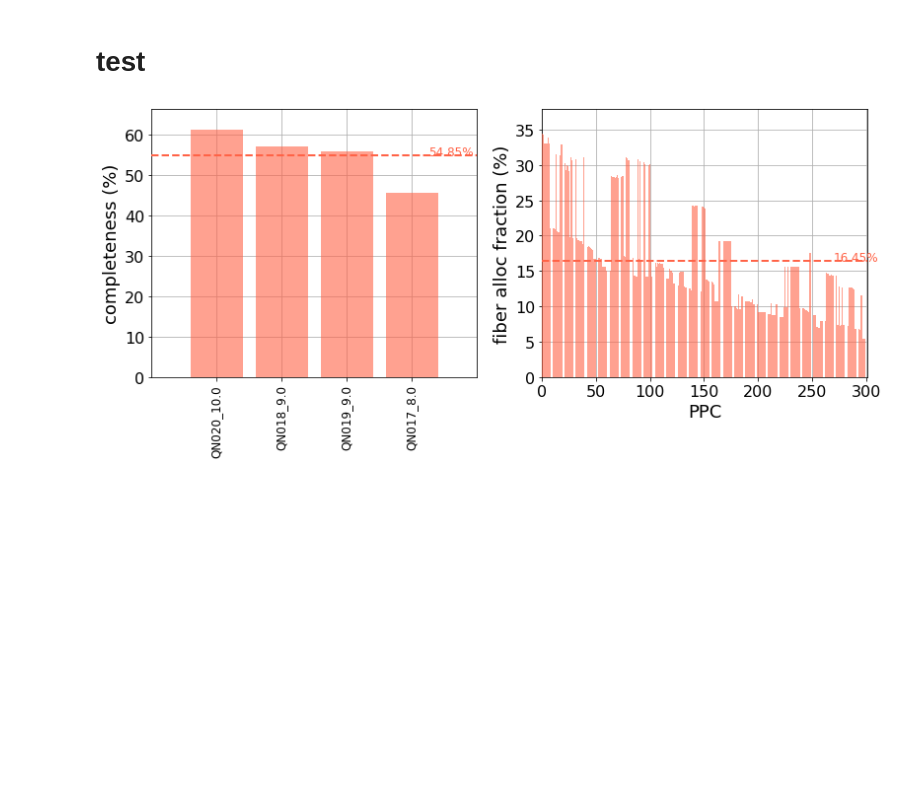
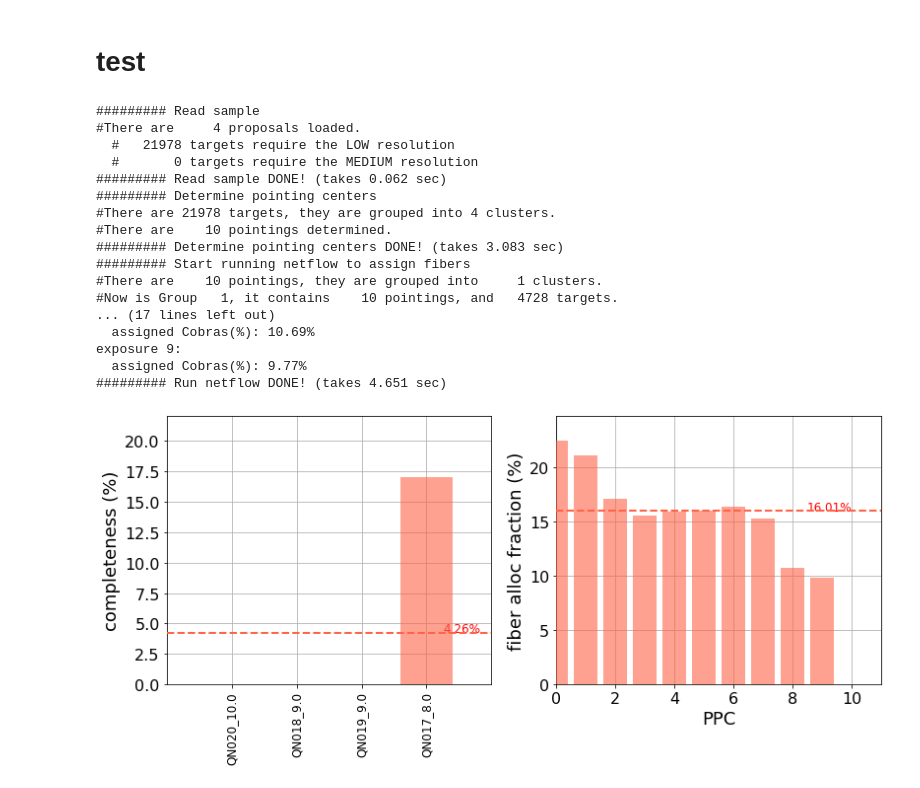
Before and after one commit to Subaru-PFS/ets_pointing, a Jupyter notebook: PPP_v2/main_v2.ipynb, the cells around one changed output. Drawn from its saved outputs; the diff is of its cells as text; code cells hidden in the pictures; blank space fills up the shorter version.

```diff
--- a/PPP_v2/main_v2.ipynb
+++ b/PPP_v2/main_v2.ipynb
@@ -991,7 +995,7 @@ def complete_ppc(sample,mode):
 
     if mode=="compOFtgt_weighted":
         #finished
-        index_allo=np.where(sample['exptime'] == sample['Netflow_time'])[0]
+        index_allo=np.where(sample['exptime_PPP'] == sample['Netflow_time'])[0]
 
         if len(index_allo) == 0:
             weight_allo=0
@@ -1000,7 +1004,7 @@ def complete_ppc(sample,mode):
             weight_allo=sum(sample[index_allo]['weight'])
 
         #patrly observed
-        index_part=np.where((sample['exptime'] > sample['Netflow_time']) & (sample['Netflow_time']>0))[0]
+        index_part=np.where((sample['exptime_PPP'] > sample['Netflow_time']) & (sample['Netflow_time']>0))[0]
 
         if len(index_part) > 0:
             weight_allo+=0.5*sum(sample[index_part]['weight'])
@@ -1013,11 +1017,11 @@ def complete_ppc(sample,mode):
 
     elif mode == "compOFtgt":
         #finished
-        index_allo=np.where(sample['exptime'] == sample['Netflow_time'])[0]
+        index_allo=np.where(sample['exptime_PPP'] == sample['Netflow_time'])[0]
         weight_allo=len(index_allo)
 
         #patrly observed
-        index_part=np.where((sample['exptime'] > sample['Netflow_time']) & (sample['Netflow_time']>0))[0]
+        index_part=np.where((sample['exptime_PPP'] > sample['Netflow_time']) & (sample['Netflow_time']>0))[0]
         weight_allo+=0.5*len(index_part)
 
         comp=weight_allo/len(sample)
@@ -1048,7 +1052,7 @@ def complete_ppc(sample,mode):
 
             count_sub=[sum(sample_t['priority']==ll) for ll in sub_l]+[len(sample_t)]+[len(sample)]
 
-            comp_psl= np.where(sample_t['exptime'] == sample_t['Netflow_time'])[0]
+            comp_psl= np.where(sample_t['exptime_PPP'] == sample_t['Netflow_time'])[0]
             comp_tot+=len(comp_psl)
             comT_t=[sum(sample_t['priority'][comp_psl]==ll) for ll in sub_l]+[len(comp_psl)]+[comp_tot]
             comN_sub_psl.append(comT_t)
@@ -1131,6 +1135,10 @@ def fun2opt(para,info):
     #--------------------
     tem1=0
     tem2=0
+    mfibEff1=0
+    compl1=0
+    mfibEff2=0
+    compl2=0
 
     if len(uS_L)>0:
 
@@ -1194,7 +1202,7 @@ def iter1(samp,weight_initialGuess,nppc_l,nppc_m,commode,randomSeed,TraCollision
         time_s=time.time()
         print("####### Optimization 1 (weighting scheme) starts.")
 
-    best_weight=opt.fmin(fun2opt,weight_initialGuess,xtol=0.2,ftol=0.01,\
+    best_weight=opt.fmin(fun2opt,weight_initialGuess,xtol=0.01,ftol=0.01,\
                          args=({'samp': samp, 'nPPC_L':nppc_l, 'nPPC_M':nppc_m, 'print': printTF,\
                                 'comMode':commode,'iter1_n':0, 'randomSeed':randomSeed, \
                                 'checkTraCollision':TraCollision},),\
@@ -1277,7 +1285,7 @@ def plotCR(cR,sub,obj_allo):
 
     plt.plot([0,len(cR)+1],[80,80],'k--',lw=2,zorder=11)
     plt.plot([0,len(cR)+1],[100*np.mean(cR[:,-2]),100*np.mean(cR[:,-2])],'--',color='tomato',lw=2,zorder=11)
-    plt.text((len(cR)+1)*0.85,100*np.mean(cR[:,-2]),"{:2.2f}%".format(100*np.mean(cR[:,-2])),color='tomato',\
+    plt.text((len(cR)+1)*0.85,100*np.mean(cR[:,-2]),"{:2.2f}%".format(100*np.mean(cR[:,-2])),color='r',\
              fontsize=12)
 
     plt.xlim(0,len(cR)+1)
@@ -1295,7 +1303,7 @@ def plotCR(cR,sub,obj_allo):
     plt.bar(np.arange(0,len(fib_eff),1),fib_eff,width=0.8,fc='tomato',ec='none',alpha=0.6,zorder=10)
     plt.plot([0,len(fib_eff)+1],[80,80],'k--',lw=2,zorder=11)
     plt.plot([0,len(fib_eff)+1],[np.mean(fib_eff),np.mean(fib_eff)],'--',color='tomato',lw=2,zorder=11)
-    plt.text(len(fib_eff)*0.85,np.mean(fib_eff),"{:2.2f}%".format(np.mean(fib_eff)),color='tomato',\
+    plt.text(len(fib_eff)*0.85,np.mean(fib_eff),"{:2.2f}%".format(np.mean(fib_eff)),color='r',\
              fontsize=12)
 
     plt.xlim(0,len(fib_eff)+1)
@@ -1327,7 +1335,7 @@ def main(readsamp_con,TimeOnSource_l,TimeOnSource_m,iter1_on,iter2_on,iter3_on):
     commode='compOFpsl_m1'
 
     if iter1_on:
-        weight_guess=[1.45,0,0]
+        weight_guess=[3,0,0]
         conta,contb,contc=iter1(sample,weight_guess,nppc_l,nppc_m,commode,randomseed,TraCollision,printTF)
 
     else:
@@ -1347,7 +1355,7 @@ def main(readsamp_con,TimeOnSource_l,TimeOnSource_m,iter1_on,iter2_on,iter3_on):
 
         cR_L,cR_L_,sub_l=complete_ppc(uS_L_fin,'compOFpsl_ra')
 
-        clear_output(wait=True)
+        #clear_output(wait=True)
         plotCR(cR_L_,sub_l,obj_allo_L)
 
     elif len(sample[2])>0 and len(sample[1])==0:
@@ -1364,7 +1372,7 @@ def main(readsamp_con,TimeOnSource_l,TimeOnSource_m,iter1_on,iter2_on,iter3_on):
 
         cR_M,cR_M_,sub_m=complete_ppc(uS_M_fin,'compOFpsl_ra')
 
-        clear_output(wait=True)
+        #clear_output(wait=True)
         plotCR(cR_M_,sub_m,obj_allo_M)
 
     elif len(sample[1])>0 and len(sample[2])>0:
@@ -1396,18 +1404,37 @@ def main(readsamp_con,TimeOnSource_l,TimeOnSource_m,iter1_on,iter2_on,iter3_on):
 
         cR_t,cR_t_,sub_t=complete_ppc(uS_tot,'compOFpsl_ra')
 
-        clear_output(wait=True)
+        #clear_output(wait=True)
         plotCR(cR_t_,sub_t,obj_allo_tot)
 # %% [markdown]
 # test
 # %%
-#read sample from local path
+###read sample from local path
+
 readsamp_con={'mode':'local', 'localPath':'input/mock_sim.csv'}
 
-onsourceT_L=900*300 #sec (assuming 300 PPCs given)
-onsourceT_M=900*0 #sec (assuming 0 PPCs given)
+#set the total exposure time (on-source) for the low- and medium-resolution modes
+onsourceT_L = 900 * 10 #sec (assuming 900 * n(PPCs) given)
+onsourceT_M = 900 * 0 #sec (assuming 900 * n(PPCs) given)
 
 main(readsamp_con,onsourceT_L,onsourceT_M,False,False,False)
 # %% [output]
+######### Read sample
+#There are     4 proposals loaded.
+  #   21978 targets require the LOW resolution
+  #       0 targets require the MEDIUM resolution
+######### Read sample DONE! (takes 0.062 sec)
+######### Determine pointing centers
+#There are 21978 targets, they are grouped into 4 clusters.
+#There are    10 pointings determined.
+######### Determine pointing centers DONE! (takes 3.083 sec)
+######### Start running netflow to assign fibers
+#There are    10 pointings, they are grouped into     1 clusters.
+#Now is Group   1, it contains    10 pointings, and   4728 targets.
+... (17 lines left out)
+  assigned Cobras(%): 10.69%
+exposure 9:
+  assigned Cobras(%): 9.77%
+######### Run netflow DONE! (takes 4.651 sec)
-[figure, old version]
+[figure, new version]
 # %%
```
Also changed, not shown: parts of 4 cells of this notebook.
